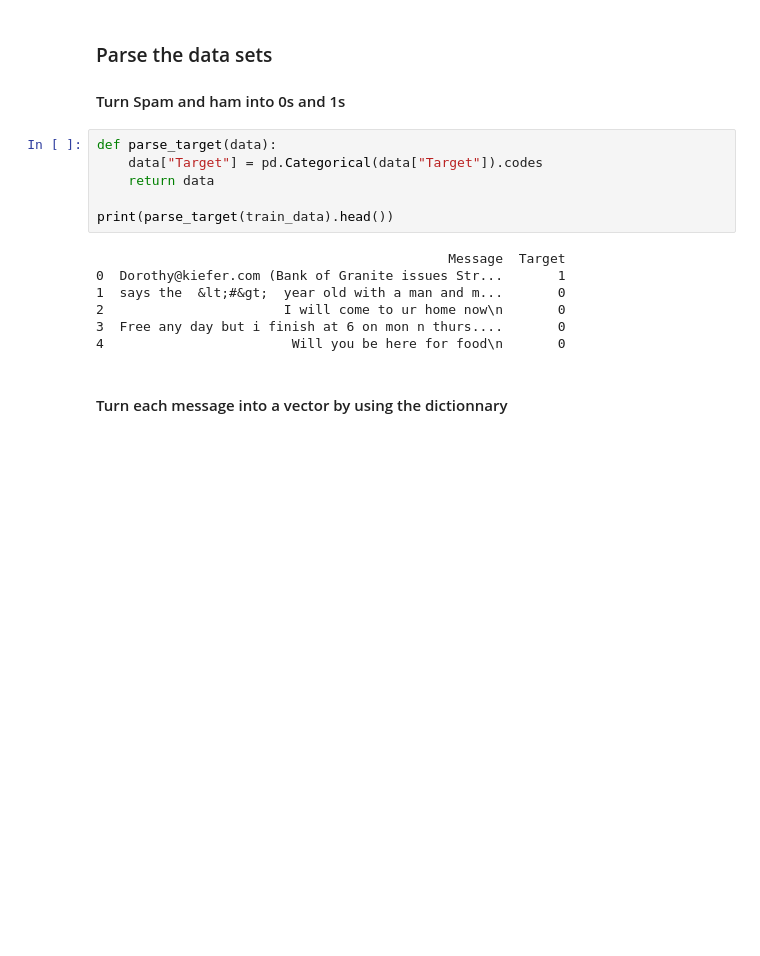
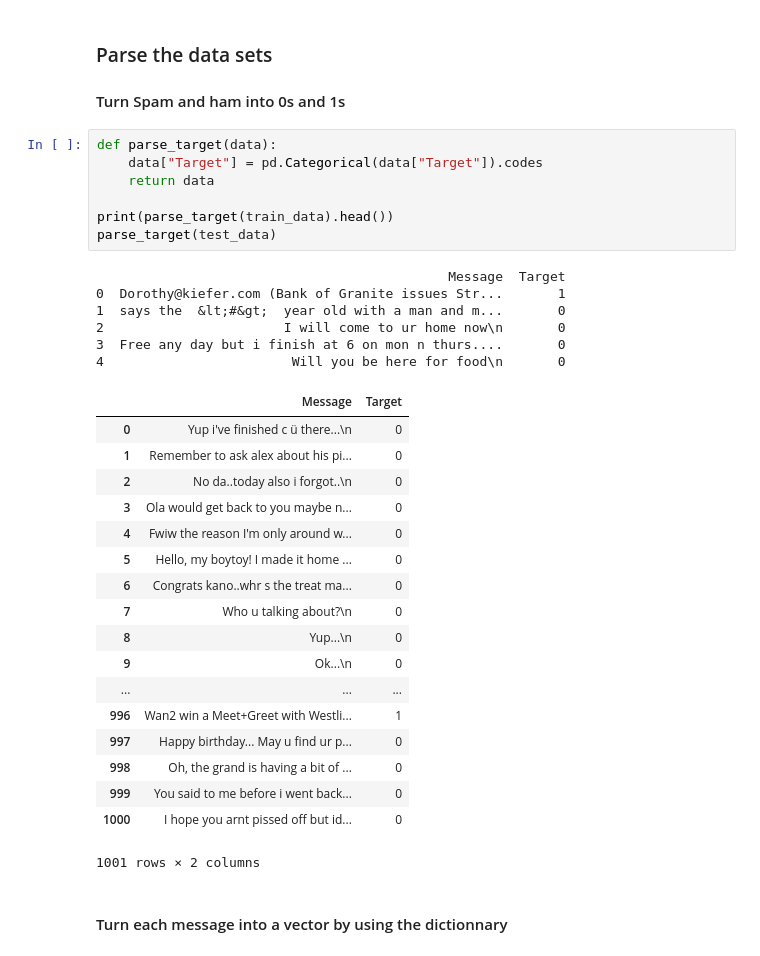
Before and after one commit to AntoineCremel/ING4Files, a Jupyter notebook: machineLearning/week5/Assignment5.ipynb, the cells around one changed output. Cells and saved outputs as stored; diff of their text form; blank space fills up the shorter version.

```diff
--- a/machineLearning/week5/Assignment5.ipynb
+++ b/machineLearning/week5/Assignment5.ipynb
@@ -110,16 +110,35 @@ words_dic = make_dictionnary(train_data, dic_size)
 # %%
 def parse_target(data):
     data["Target"] = pd.Categorical(data["Target"]).codes
     return data
 
 print(parse_target(train_data).head())
+parse_target(test_data)
 # %% [output]
                                              Message  Target
 0  Dorothy@kiefer.com (Bank of Granite issues Str...       1
 1  says the  &lt;#&gt;  year old with a man and m...       0
 2                       I will come to ur home now\n       0
 3  Free any day but i finish at 6 on mon n thurs....       0
 4                        Will you be here for food\n       0
+|  | Message | Target |
+| 0 | Yup i've finished c ü there...\n | 0 |
+| 1 | Remember to ask alex about his pi... | 0 |
+| 2 | No da..today also i forgot..\n | 0 |
+| 3 | Ola would get back to you maybe n... | 0 |
+| 4 | Fwiw the reason I'm only around w... | 0 |
+| 5 | Hello, my boytoy! I made it home ... | 0 |
+| 6 | Congrats kano..whr s the treat ma... | 0 |
+| 7 | Who u talking about?\n | 0 |
+| 8 | Yup...\n | 0 |
+| 9 | Ok...\n | 0 |
+| ... | ... | ... |
+| 996 | Wan2 win a Meet+Greet with Westli... | 1 |
+| 997 | Happy birthday... May u find ur p... | 0 |
+| 998 | Oh, the grand is having a bit of ... | 0 |
+| 999 | You said to me before i went back... | 0 |
+| 1000 | I hope you arnt pissed off but id... | 0 |
+1001 rows × 2 columns
 # %% [markdown]
 #### Turn each message into a vector by using the dictionnary
 # %%
```
Also changed, not shown: parts of 22 cells of this notebook, 3 other files.
